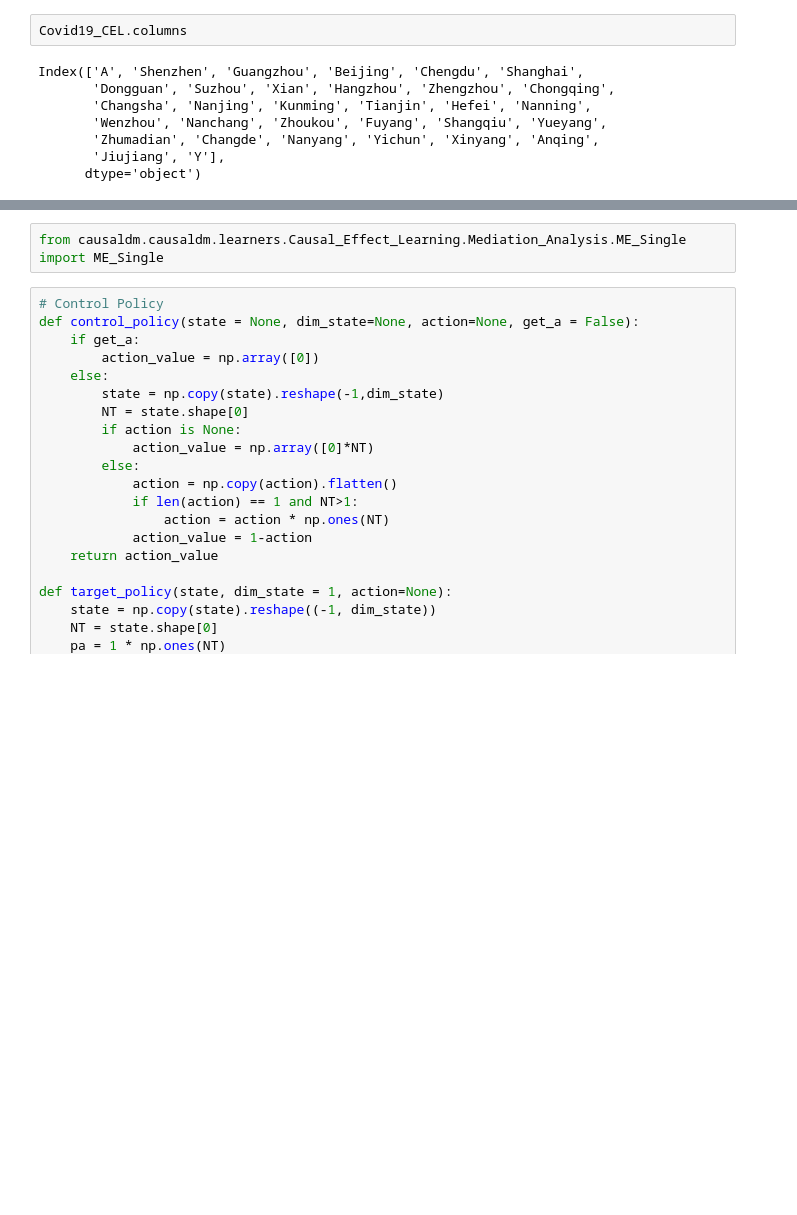
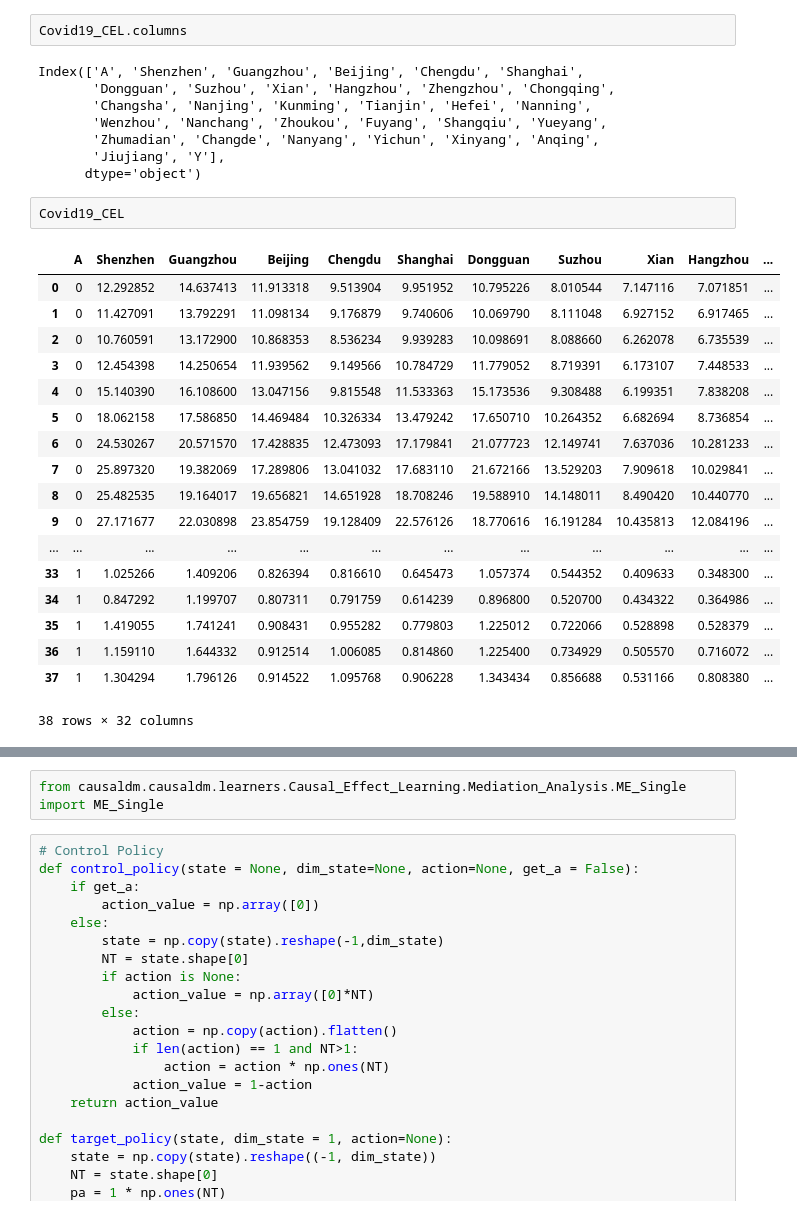
Before and after one commit to CausalDM/Causal-Decision-Making, a Jupyter notebook: _build/html/_sources/3_Causal_Effect_Learning/Scenario 1/Mediation Analysis.ipynb, the cells around one changed output, grey strips where cells are left out. Cells and saved outputs as stored; diff of their text form; blank space fills up the shorter version.

```diff
--- a/_build/html/_sources/3_Causal_Effect_Learning/Scenario 1/Mediation Analysis.ipynb
+++ b/_build/html/_sources/3_Causal_Effect_Learning/Scenario 1/Mediation Analysis.ipynb
@@ -111,6 +111,27 @@ Index(['A', 'Shenzhen', 'Guangzhou', 'Beijing', 'Chengdu', 'Shanghai',
        'Zhumadian', 'Changde', 'Nanyang', 'Yichun', 'Xinyang', 'Anqing',
        'Jiujiang', 'Y'],
       dtype='object')
+# %%
+Covid19_CEL
+# %% [output]
+|  | A | Shenzhen | Guangzhou | Beijing | Chengdu | Shanghai | Dongguan | Suzhou | Xian | Hangzhou | ... |
+| 0 | 0 | 12.292852 | 14.637413 | 11.913318 | 9.513904 | 9.951952 | 10.795226 | 8.010544 | 7.147116 | 7.071851 | ... |
+| 1 | 0 | 11.427091 | 13.792291 | 11.098134 | 9.176879 | 9.740606 | 10.069790 | 8.111048 | 6.927152 | 6.917465 | ... |
+| 2 | 0 | 10.760591 | 13.172900 | 10.868353 | 8.536234 | 9.939283 | 10.098691 | 8.088660 | 6.262078 | 6.735539 | ... |
+| 3 | 0 | 12.454398 | 14.250654 | 11.939562 | 9.149566 | 10.784729 | 11.779052 | 8.719391 | 6.173107 | 7.448533 | ... |
+| 4 | 0 | 15.140390 | 16.108600 | 13.047156 | 9.815548 | 11.533363 | 15.173536 | 9.308488 | 6.199351 | 7.838208 | ... |
+| 5 | 0 | 18.062158 | 17.586850 | 14.469484 | 10.326334 | 13.479242 | 17.650710 | 10.264352 | 6.682694 | 8.736854 | ... |
+| 6 | 0 | 24.530267 | 20.571570 | 17.428835 | 12.473093 | 17.179841 | 21.077723 | 12.149741 | 7.637036 | 10.281233 | ... |
+| 7 | 0 | 25.897320 | 19.382069 | 17.289806 | 13.041032 | 17.683110 | 21.672166 | 13.529203 | 7.909618 | 10.029841 | ... |
+| 8 | 0 | 25.482535 | 19.164017 | 19.656821 | 14.651928 | 18.708246 | 19.588910 | 14.148011 | 8.490420 | 10.440770 | ... |
+| 9 | 0 | 27.171677 | 22.030898 | 23.854759 | 19.128409 | 22.576126 | 18.770616 | 16.191284 | 10.435813 | 12.084196 | ... |
+| ... | ... | ... | ... | ... | ... | ... | ... | ... | ... | ... | ... |
+| 33 | 1 | 1.025266 | 1.409206 | 0.826394 | 0.816610 | 0.645473 | 1.057374 | 0.544352 | 0.409633 | 0.348300 | ... |
+| 34 | 1 | 0.847292 | 1.199707 | 0.807311 | 0.791759 | 0.614239 | 0.896800 | 0.520700 | 0.434322 | 0.364986 | ... |
+| 35 | 1 | 1.419055 | 1.741241 | 0.908431 | 0.955282 | 0.779803 | 1.225012 | 0.722066 | 0.528898 | 0.528379 | ... |
+| 36 | 1 | 1.159110 | 1.644332 | 0.912514 | 1.006085 | 0.814860 | 1.225400 | 0.734929 | 0.505570 | 0.716072 | ... |
+| 37 | 1 | 1.304294 | 1.796126 | 0.914522 | 1.095768 | 0.906228 | 1.343434 | 0.856688 | 0.531166 | 0.808380 | ... |
+38 rows × 32 columns
 # %%
 # import related packages
 import numpy as np
```
Also changed, not shown: parts of 8 cells of this notebook, 5 other files.
